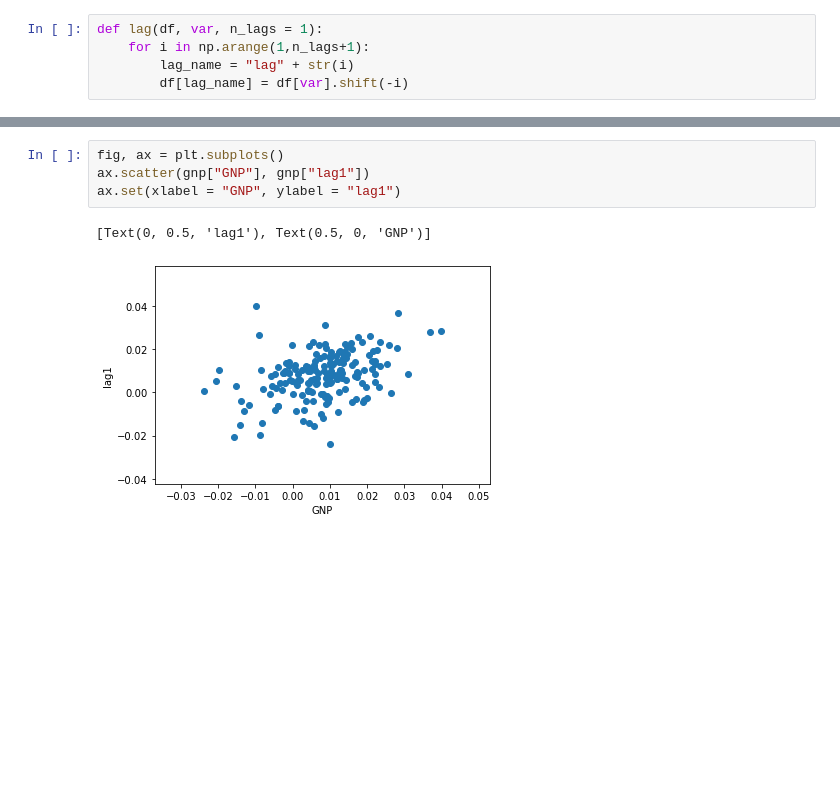
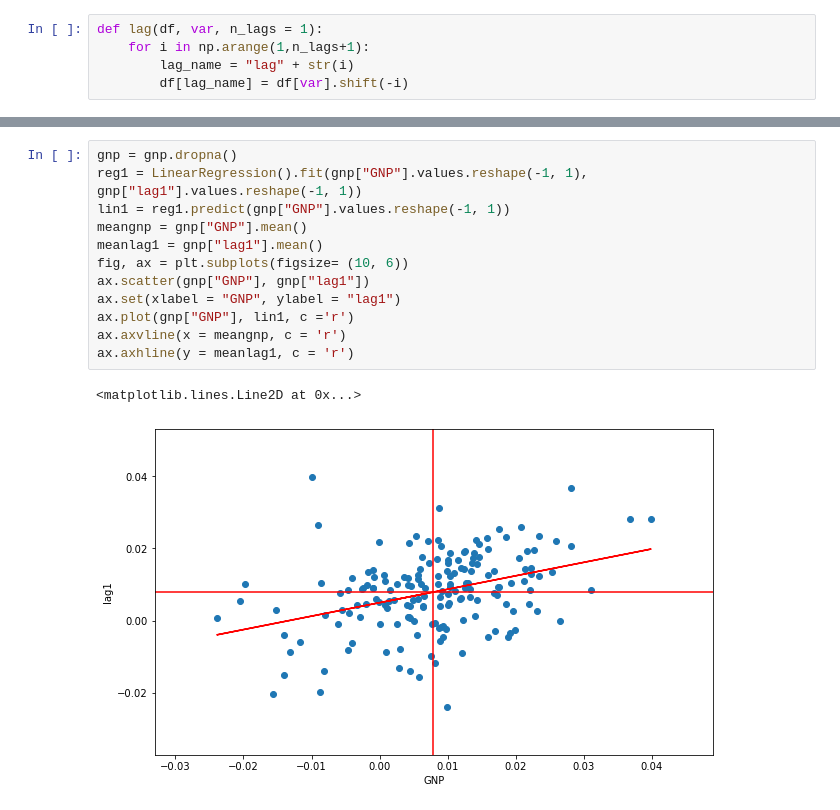
Before and after one commit to GonzaloAGarcia/TSA, a Jupyter notebook: stationary_stochastic_processes.ipynb, the cells around one changed output, grey strips where cells are left out. Drawn from its saved outputs; the diff is of its cells as text; blank space fills up the shorter version.

```diff
--- a/stationary_stochastic_processes.ipynb
+++ b/stationary_stochastic_processes.ipynb
@@ -48,7 +49,15 @@ gnp.head()
-# %%
-fig, ax = plt.subplots()
-ax.scatter(gnp["GNP"], gnp["lag1"])
-ax.set(xlabel = "GNP", ylabel = "lag1")
-# %% [output]
-[Text(0, 0.5, 'lag1'), Text(0.5, 0, 'GNP')]
-[figure, removed]
+# %%
+gnp = gnp.dropna()
+reg1 = LinearRegression().fit(gnp["GNP"].values.reshape(-1, 1), gnp["lag1"].values.reshape(-1, 1))
+lin1 = reg1.predict(gnp["GNP"].values.reshape(-1, 1))
+meangnp = gnp["GNP"].mean()
+meanlag1 = gnp["lag1"].mean()
+fig, ax = plt.subplots(figsize= (10, 6))
+ax.scatter(gnp["GNP"], gnp["lag1"])
+ax.set(xlabel = "GNP", ylabel = "lag1")
+ax.plot(gnp["GNP"], lin1, c ='r')
+ax.axvline(x = meangnp, c = 'r')
+ax.axhline(y = meanlag1, c = 'r')
+# %% [output]
+<matplotlib.lines.Line2D at 0x...>
+[figure, added]
```
Also changed, not shown: parts of 5 cells of this notebook.
